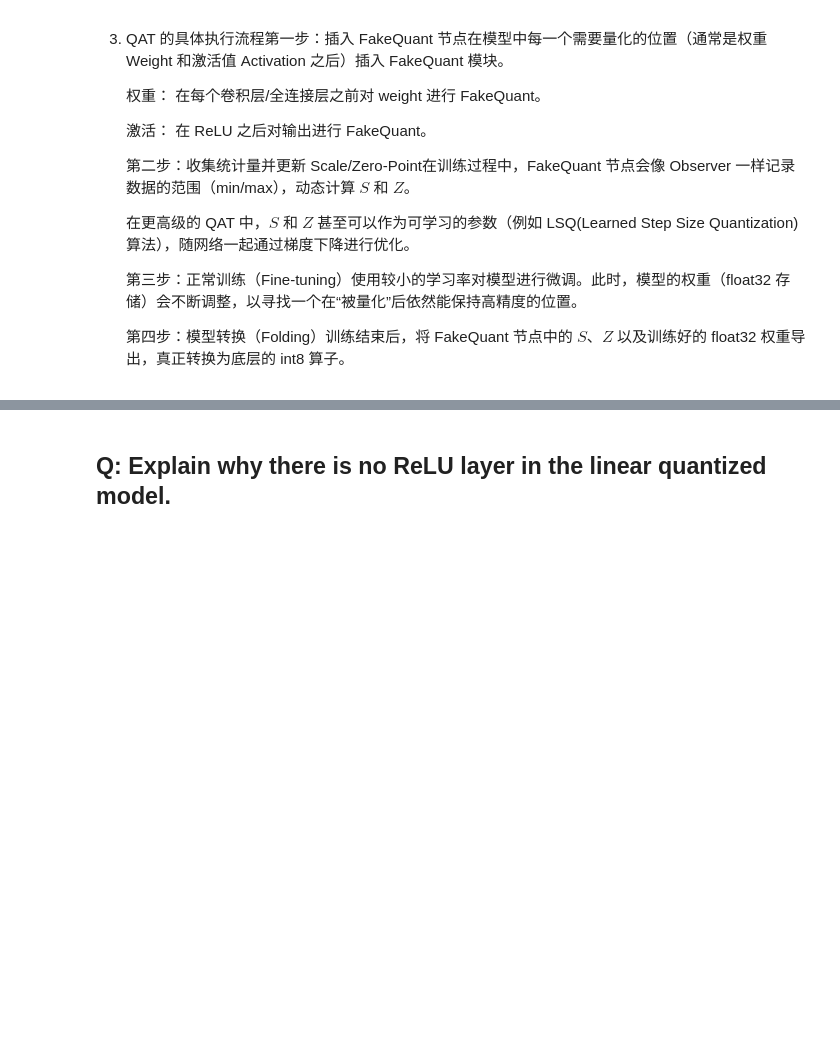
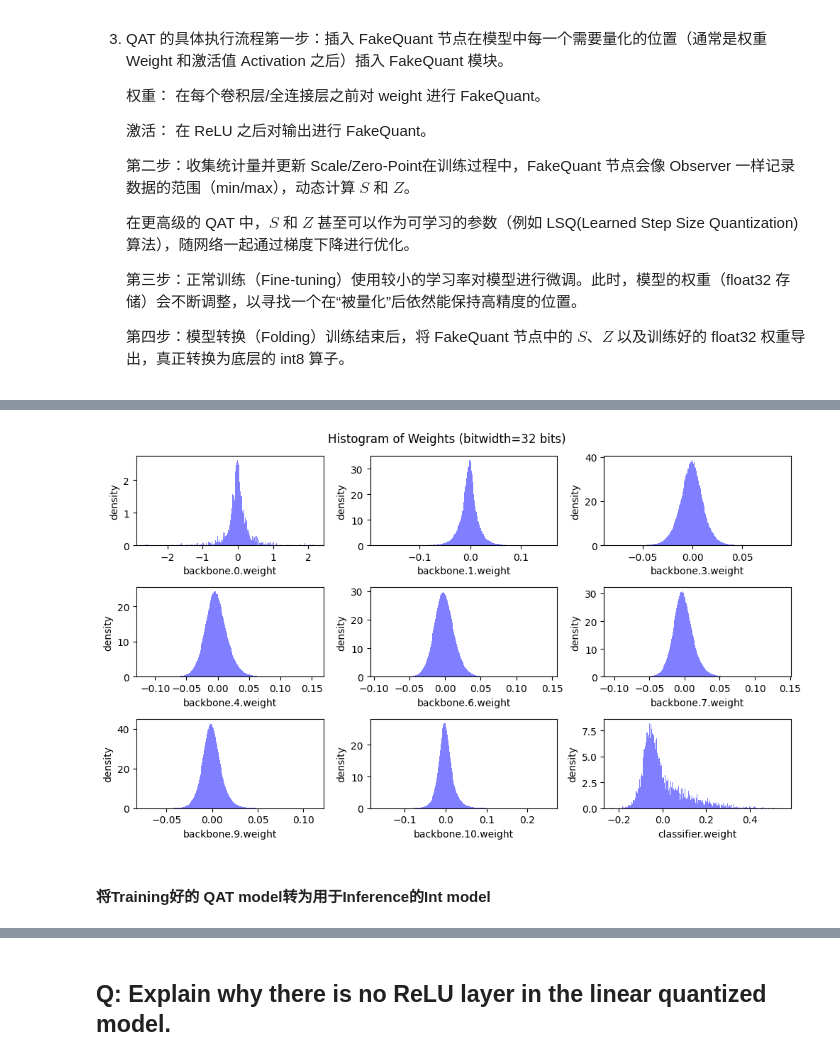
Before and after one commit to cilinmengye/Study-for-MIT6.5940_2024_TinyML-and-Efficient-Deep-Learning-Computing, a Jupyter notebook: LAB2_Quantization/main.ipynb, the cells around one changed output, grey strips where cells are left out. Drawn from its saved outputs; the diff is of its cells as text; code cells hidden in the pictures; blank space fills up the shorter version.

Commit message:
finish Quantization Aware Training

```diff
--- a/LAB2_Quantization/main.ipynb
+++ b/LAB2_Quantization/main.ipynb
@@ -1787 +1859,24 @@ $W_{fake}$ 同理
+# %%
+class FakeQuantizeSTE(torch.autograd.Function):
+    @staticmethod
+    def forward(ctx, tensor, scale, zero_point, q_min, q_max):
+        # round(float / S) + Z
+        tensor_int = torch.round(tensor / scale) + zero_point
+        # clamp(round(float / S) + Z, Qmin, Qmax)
+        tensor_int = torch.clamp(tensor_int, q_min, q_max)
+        # (clamp(round(float / S) + Z, Qmin, Qmax) - Z) * S
+        tensor_float = (tensor_int - zero_point) * scale
+
+        return tensor_float
+
+    @staticmethod
+    def backward(ctx, grad_output):
+        # STE: 认为 round 函数的导数是 1，直接透传梯度
+        # 其余参数(scale, zero_point, q_min, q_max)不需要梯度，返回 None
+        # 注意此处PyTorch 要求 backward 返回的梯度数量必须与 forward 的输入参数一一对应。
+        return grad_output, None, None, None, None
+
+def fake_quantize(tensor, scale, zero_point, bitwidth = 8):
+    q_min, q_max = get_quantized_range(bitwidth)
+    return FakeQuantizeSTE.apply(tensor, scale, zero_point, q_min, q_max)
 # %%
@@ -1806,0 +2092,20 @@ class QATConv2d(nn.Conv2d):
+# %%
+num_finetune_epochs = 5
+total_steps = num_finetune_epochs * len(dataloader['train'])
+optimizer = torch.optim.SGD(qat_model.parameters(), lr=1e-4, momentum=0.9)
+# scheduler.step() 的作用是更新优化器中的学习率（Learning Rate）。其在train函数中。
+# 现代深度学习模型（如 Transformer, ResNet 大规模训练）更常用的做法：每训练一个 Batch（一组数据），学习率就微调一次。
+# 此时CosineAnnealingLR T_max 必须设置为 总迭代次数（即 epochs * len(dataloader)）。
+scheduler = torch.optim.lr_scheduler.CosineAnnealingLR(optimizer, total_steps)
+criterion = nn.CrossEntropyLoss()
+best_accuracy = 0
+epoch = num_finetune_epochs
+
+while epoch > 0:
+      # 注意我们的输入并不需要量化后才能输入模型
+      train(qat_model, dataloader['train'], criterion, optimizer, scheduler, None)
+      model_accuracy = evaluate(qat_model, dataloader['test'])
+      is_best = model_accuracy > best_accuracy
+      best_accuracy = max(model_accuracy, best_accuracy)
+      print(f'        Epoch {num_finetune_epochs-epoch} Accuracy {model_accuracy:.2f}% / Best Accuracy: {best_accuracy:.2f}%')
+      epoch -= 1
@@ -1807 +2118,7 @@ class QATConv2d(nn.Conv2d):
+# %%
+plot_weight_distribution(qat_model)
+# %% [output]
+[figure, added]
+# %% [markdown]
+#### 将Training好的 QAT model转为用于Inference的Int model
 # %%
```
Also changed, not shown: parts of 15 cells of this notebook.
